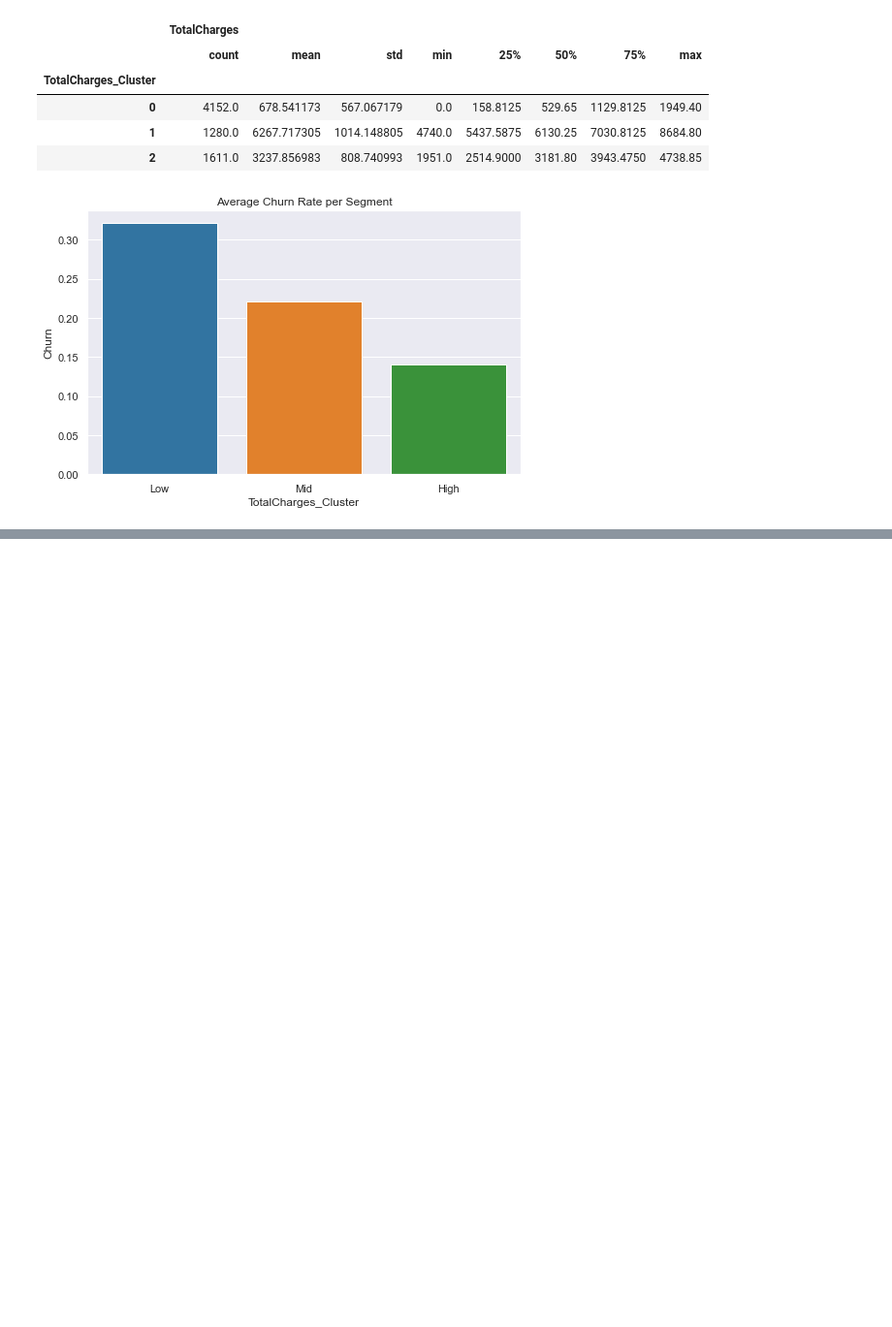
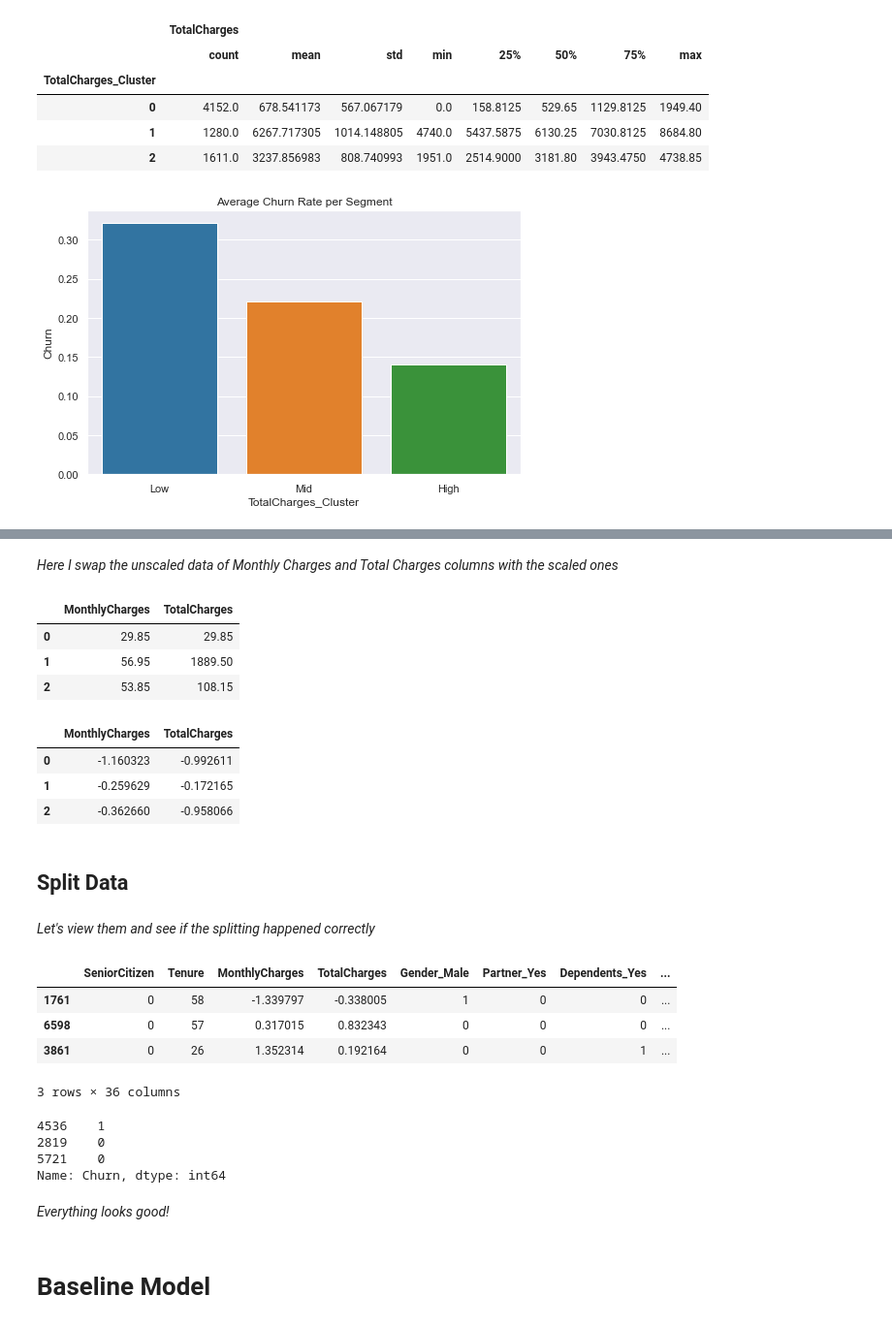
Before and after one commit to noahscantron/Telecom_Customer_Churn, a Jupyter notebook: Telecom_Customer_Churn.ipynb, the cells around one changed output, grey strips where cells are left out. Shown at 97% size. Saved outputs shown, nothing was run; the diff lists cells and outputs as text; code cells hidden in the pictures; blank space fills up the shorter version.

```diff
--- a/Telecom_Customer_Churn.ipynb
+++ b/Telecom_Customer_Churn.ipynb
@@ -515,0 +465,23 @@ plt.title('Average Churn Rate per Segment');
+# %% [markdown]
+*Here I swap the unscaled data of Monthly Charges and Total Charges columns with the scaled ones*
+# %%
+# Before swapping
+prep_data[scale_col_names].head(3)
+# %% [output]
+|  | MonthlyCharges | TotalCharges |
+| 0 | 29.85 | 29.85 |
+| 1 | 56.95 | 1889.50 |
+| 2 | 53.85 | 108.15 |
+# %%
+# The swap
+prep_data[scale_col_names] = scaled_cols
+# %%
+# After swapping
+prep_data[scale_col_names].head(3)
+# %% [output]
+|  | MonthlyCharges | TotalCharges |
+| 0 | -1.160323 | -0.992611 |
+| 1 | -0.259629 | -0.172165 |
+| 2 | -0.362660 | -0.958066 |
+# %% [markdown]
+## Split Data
@@ -515,0 +490,29 @@ plt.title('Average Churn Rate per Segment');
+# %%
+# Separate the target variable (Churn, y) from the predictor variables (X)
+X = prep_data.drop('Churn', axis=1)
+y = prep_data['Churn']
+
+# Randomly separate the data into training and testing sets
+# Defined randomness for reproducibility
+X_train, X_test, y_train, y_test = train_test_split(X, y, test_size=0.25, random_state=0)
+# %% [markdown]
+*Let's view them and see if the splitting happened correctly*
+# %%
+X_train.sample(3)
+# %% [output]
+|  | SeniorCitizen | Tenure | MonthlyCharges | TotalCharges | Gender_Male | Partner_Yes | Dependents_Yes | ... |
+| 1761 | 0 | 58 | -1.339797 | -0.338005 | 1 | 0 | 0 | ... |
+| 6598 | 0 | 57 | 0.317015 | 0.832343 | 0 | 0 | 0 | ... |
+| 3861 | 0 | 26 | 1.352314 | 0.192164 | 0 | 0 | 1 | ... |
+3 rows × 36 columns
+# %%
+y_test.sample(3)
+# %% [output]
+4536    1
+2819    0
+5721    0
+Name: Churn, dtype: int64
+# %% [markdown]
+*Everything looks good!*
+# %% [markdown]
+# Baseline Model
```
Also changed, not shown: parts of 61 cells of this notebook.
